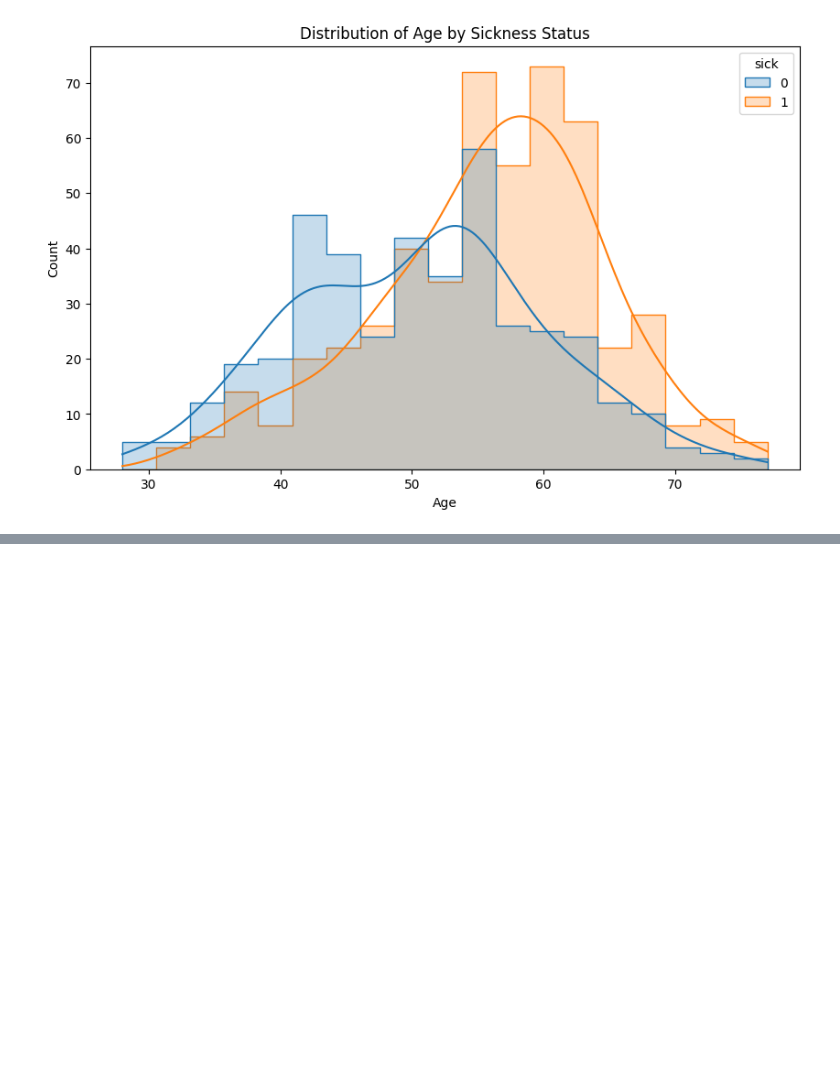
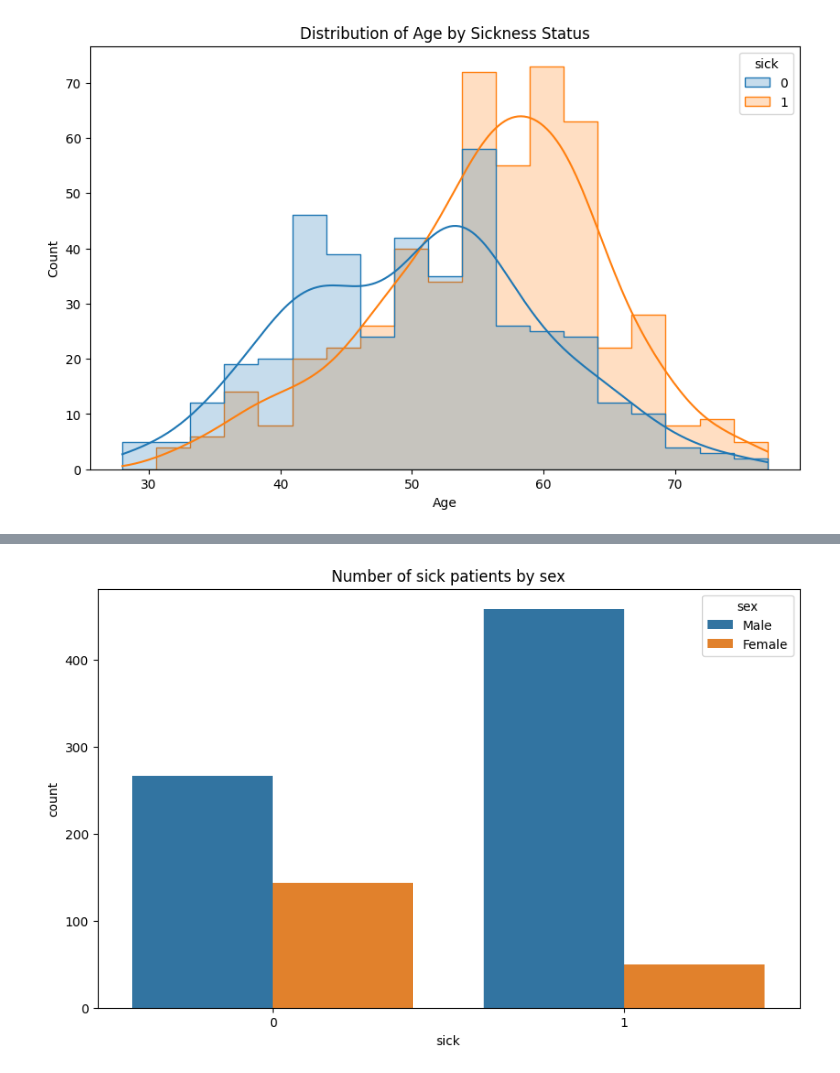
Before and after one commit to PaoloWalsh/medical-diagnosis-aid, a Jupyter notebook: notebooks/heart_data_analysis.ipynb, the cells around one changed output, grey strips where cells are left out. Saved outputs shown, nothing was run; the diff lists cells and outputs as text; code cells hidden in the pictures; blank space fills up the shorter version.

```diff
--- a/notebooks/heart_data_analysis.ipynb
+++ b/notebooks/heart_data_analysis.ipynb
@@ -509,0 +540,8 @@ plt.show()
+# %%
+plt.figure(figsize=(10, 6))
+sns.countplot(df, x='sick', hue='sex', legend=True)
+plt.title('Number of sick patients by sex')
+plt.savefig('../plots/number_sick_patients_by_sex', dpi=300)
+plt.show()
+# %% [output]
+[figure, added]
```
Also changed, not shown: parts of 4 cells of this notebook, 4 other files.
